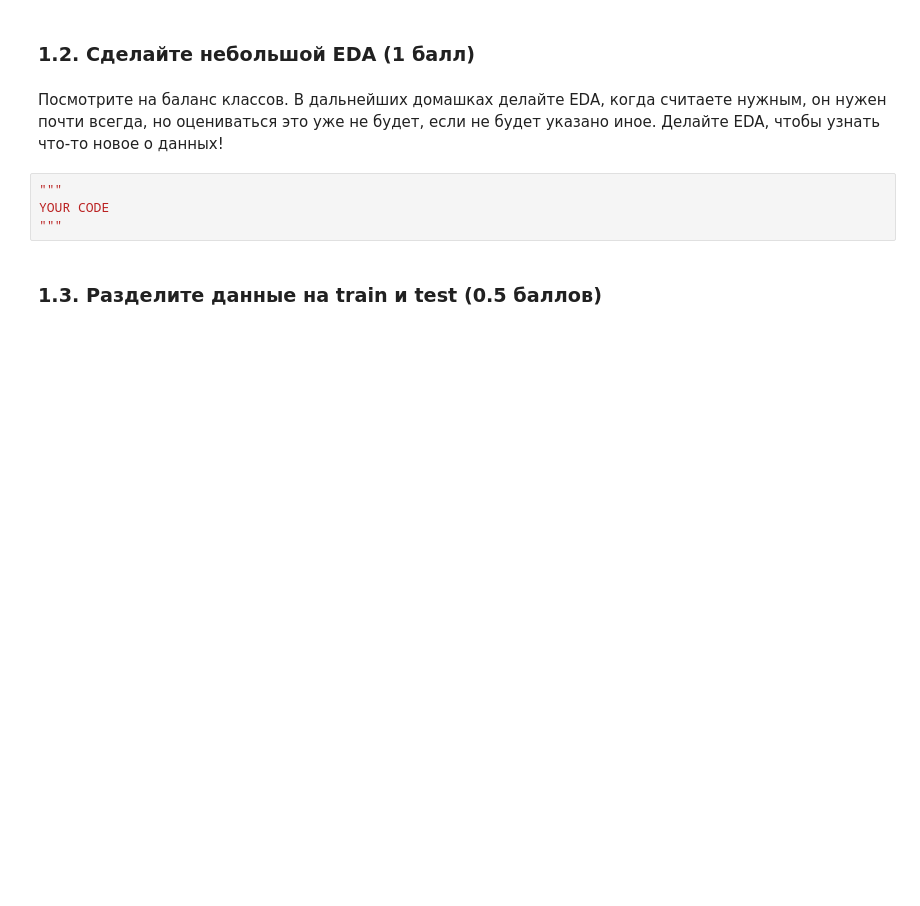
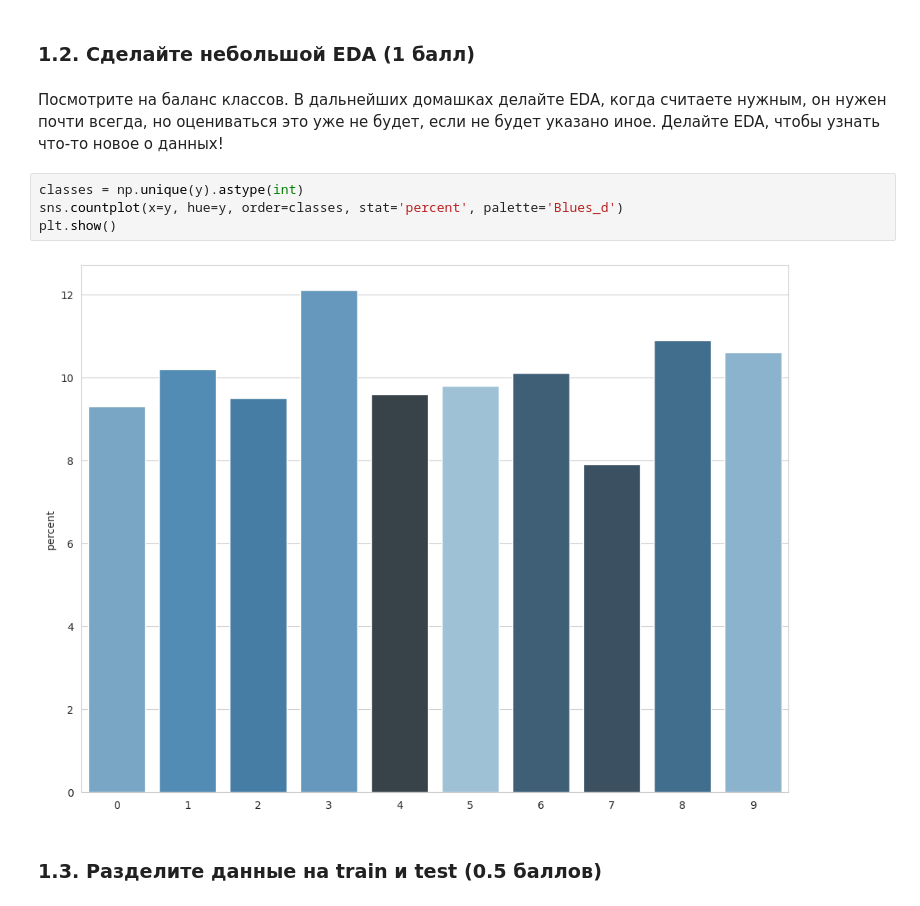
Before and after one commit to ArtemVaska/BI-ML-2024, a Jupyter notebook: lecture_1_intro_knn/homework/code/KNN.ipynb, the cells around one changed output. Cells and saved outputs as stored; diff of their text form; blank space fills up the shorter version.

```diff
--- a/lecture_1_intro_knn/homework/code/KNN.ipynb
+++ b/lecture_1_intro_knn/homework/code/KNN.ipynb
@@ -65,10 +79,12 @@ y.shape
 ### 1.2. Сделайте небольшой EDA (1 балл)
 # %% [markdown]
 Посмотрите на баланс классов. В дальнейших домашках делайте EDA, когда считаете нужным, он нужен почти всегда, но оцениваться это уже не будет, если не будет указано иное. Делайте EDA, чтобы узнать что-то новое о данных!
-# %%
-"""
-YOUR CODE
-"""
+# %%
+classes = np.unique(y).astype(int)
+sns.countplot(x=y, hue=y, order=classes, stat='percent', palette='Blues_d')
+plt.show()
+# %% [output]
+[figure, added]
 # %% [markdown]
 ### 1.3. Разделите данные на train и test (0.5 баллов)
 # %% [markdown]
```
Also changed, not shown: parts of 7 cells of this notebook.
